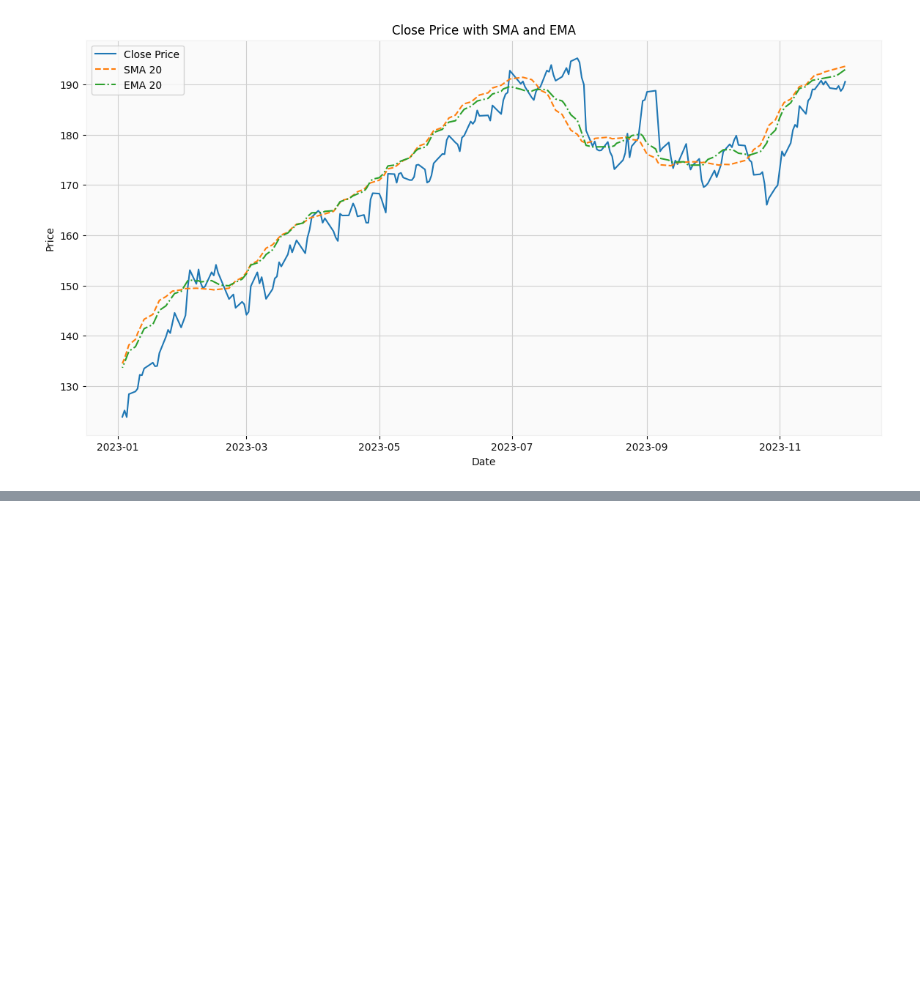
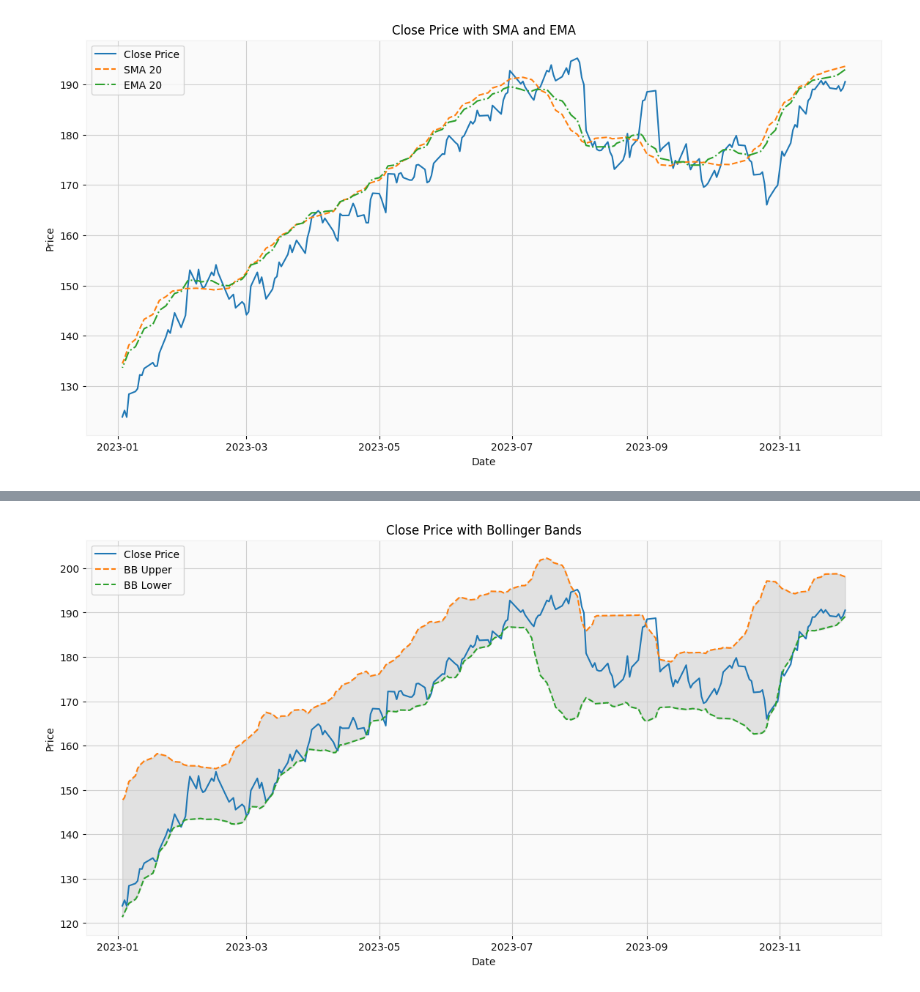
Before and after one commit to Nahom-ketsela/kaim-week-01, a Jupyter notebook: notebooks/APPL_analysis.ipynb, the cells around one changed output, grey strips where cells are left out. Cells and saved outputs as stored; diff of their text form; code cells hidden in the pictures; blank space fills up the shorter version.

```diff
--- a/notebooks/APPL_analysis.ipynb
+++ b/notebooks/APPL_analysis.ipynb
@@ -172,0 +184,4 @@ pa.plot_close_with_indicators(data)
+# %%
+pa.plot_bollinger_bands(data)
+# %% [output]
+[figure, added]
```
Also changed, not shown: parts of 5 cells of this notebook, 1 other file.
